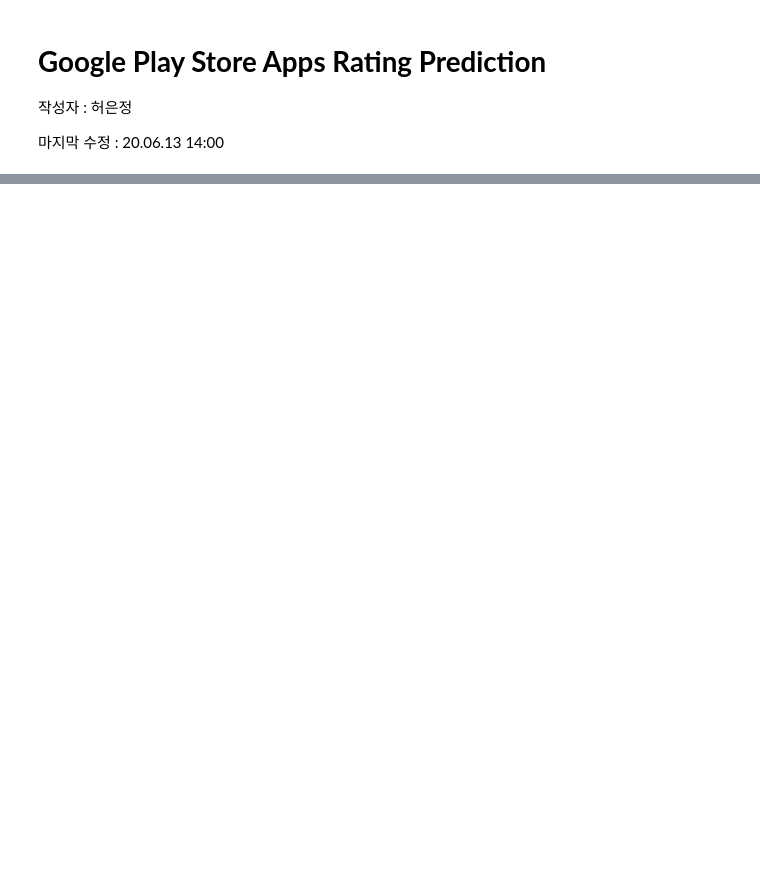
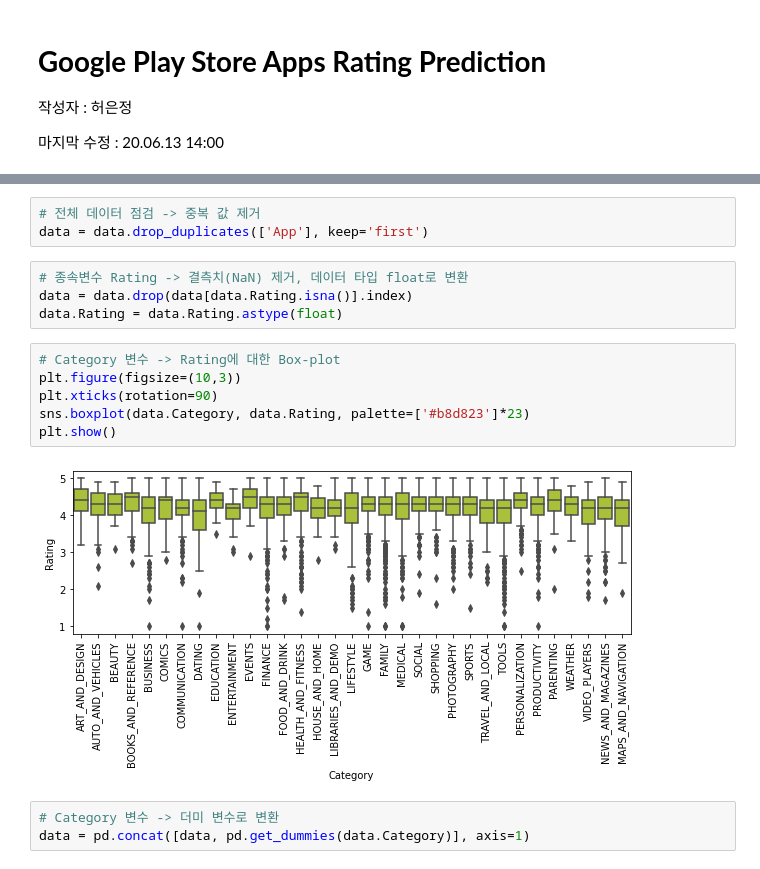
Before and after one commit to GullyMac/PlayStore, a Jupyter notebook: playstore.ipynb, the cells around one changed output, grey strips where cells are left out. Cells and saved outputs as stored; diff of their text form; blank space fills up the shorter version.

```diff
--- a/playstore.ipynb
+++ b/playstore.ipynb
@@ -969,0 +101,18 @@ plt.barh(train_X.columns, model.coef_, color='#ffbc00')
+# %%
+# 전체 데이터 점검 -> 중복 값 제거
+data = data.drop_duplicates(['App'], keep='first')
+# %%
+# 종속변수 Rating -> 결측치(NaN) 제거, 데이터 타입 float로 변환
+data = data.drop(data[data.Rating.isna()].index)
+data.Rating = data.Rating.astype(float)
+# %%
+# Category 변수 -> Rating에 대한 Box-plot
+plt.figure(figsize=(10,3))
+plt.xticks(rotation=90)
+sns.boxplot(data.Category, data.Rating, palette=['#b8d823']*23)
+plt.show()
+# %% [output]
+[figure, added]
+# %%
+# Category 변수 -> 더미 변수로 변환
+data = pd.concat([data, pd.get_dummies(data.Category)], axis=1)
```
Also changed, not shown: parts of 141 cells of this notebook.
